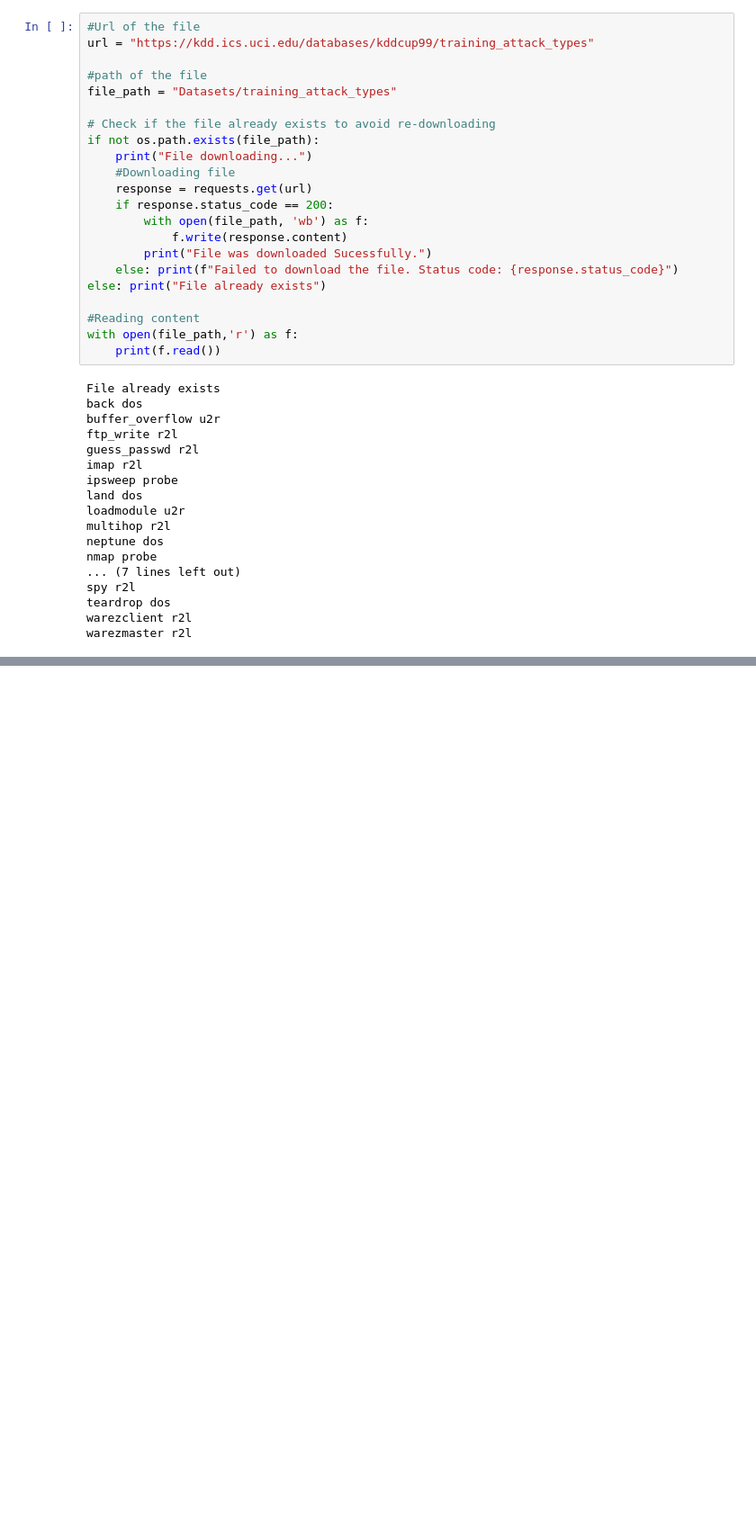
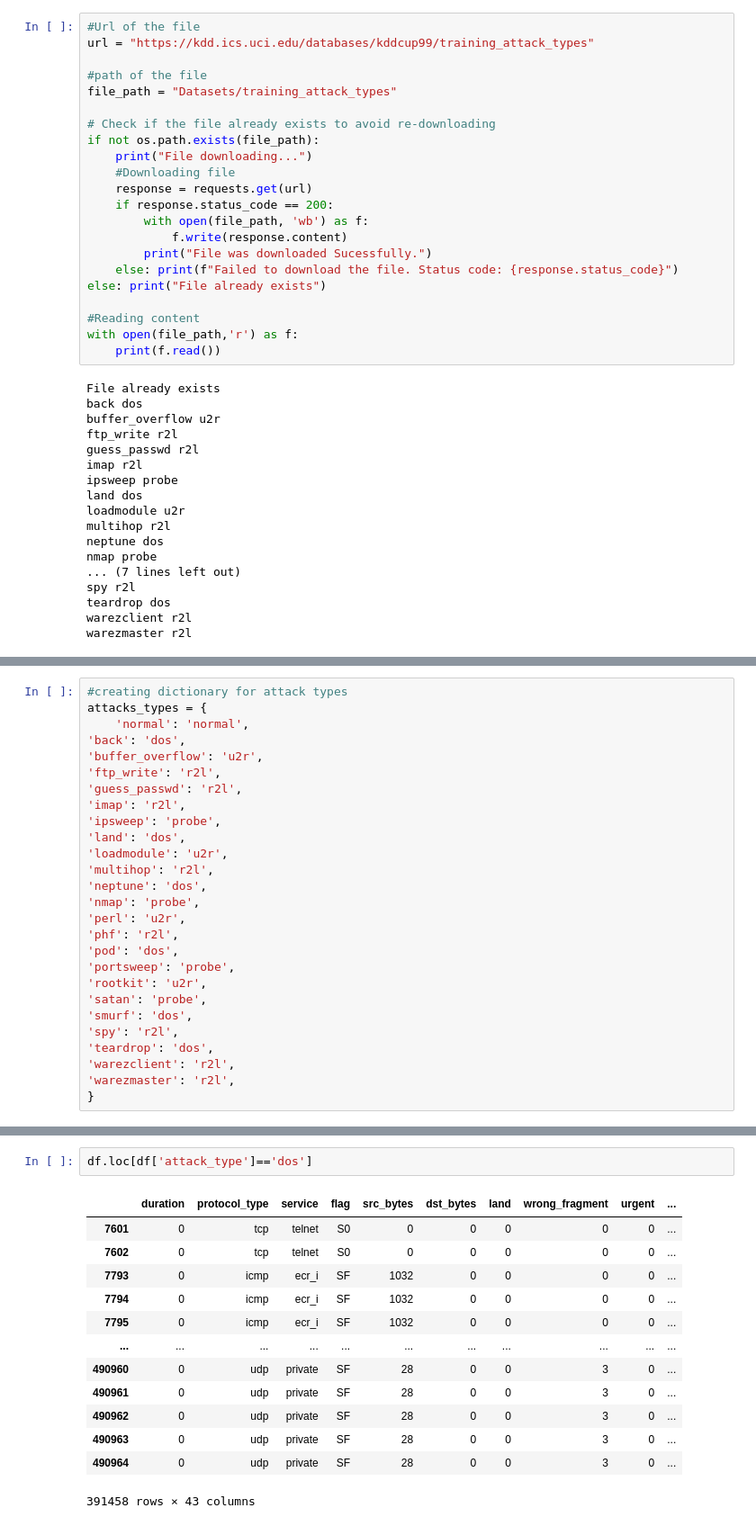
Before and after one commit to Vickey-VJ/Intrusion-Detection-System, a Jupyter notebook: preprocessing.ipynb, the cells around one changed output, grey strips where cells are left out. Shown at 90% size. Saved outputs shown, nothing was run; the diff lists cells and outputs as text; blank space fills up the shorter version.

```diff
--- a/preprocessing.ipynb
+++ b/preprocessing.ipynb
@@ -125,0 +167,27 @@ print(len(columns))
+# %%
+#creating dictionary for attack types
+attacks_types = {
+    'normal': 'normal',
+'back': 'dos',
+'buffer_overflow': 'u2r',
+'ftp_write': 'r2l',
+'guess_passwd': 'r2l',
+'imap': 'r2l',
+'ipsweep': 'probe',
+'land': 'dos',
+'loadmodule': 'u2r',
+'multihop': 'r2l',
+'neptune': 'dos',
+'nmap': 'probe',
+'perl': 'u2r',
+'phf': 'r2l',
+'pod': 'dos',
+'portsweep': 'probe',
+'rootkit': 'u2r',
+'satan': 'probe',
+'smurf': 'dos',
+'spy': 'r2l',
+'teardrop': 'dos',
+'warezclient': 'r2l',
+'warezmaster': 'r2l',
+}
@@ -125,0 +212,16 @@ print(len(columns))
+# %%
+df.loc[df['attack_type']=='dos']
+# %% [output]
+|  | duration | protocol_type | service | flag | src_bytes | dst_bytes | land | wrong_fragment | urgent | ... |
+| 7601 | 0 | tcp | telnet | S0 | 0 | 0 | 0 | 0 | 0 | ... |
+| 7602 | 0 | tcp | telnet | S0 | 0 | 0 | 0 | 0 | 0 | ... |
+| 7793 | 0 | icmp | ecr_i | SF | 1032 | 0 | 0 | 0 | 0 | ... |
+| 7794 | 0 | icmp | ecr_i | SF | 1032 | 0 | 0 | 0 | 0 | ... |
+| 7795 | 0 | icmp | ecr_i | SF | 1032 | 0 | 0 | 0 | 0 | ... |
+| ... | ... | ... | ... | ... | ... | ... | ... | ... | ... | ... |
+| 490960 | 0 | udp | private | SF | 28 | 0 | 0 | 3 | 0 | ... |
+| 490961 | 0 | udp | private | SF | 28 | 0 | 0 | 3 | 0 | ... |
+| 490962 | 0 | udp | private | SF | 28 | 0 | 0 | 3 | 0 | ... |
+| 490963 | 0 | udp | private | SF | 28 | 0 | 0 | 3 | 0 | ... |
+| 490964 | 0 | udp | private | SF | 28 | 0 | 0 | 3 | 0 | ... |
+391458 rows × 43 columns
```
Also changed, not shown: parts of 43 cells of this notebook, 3 other files.
